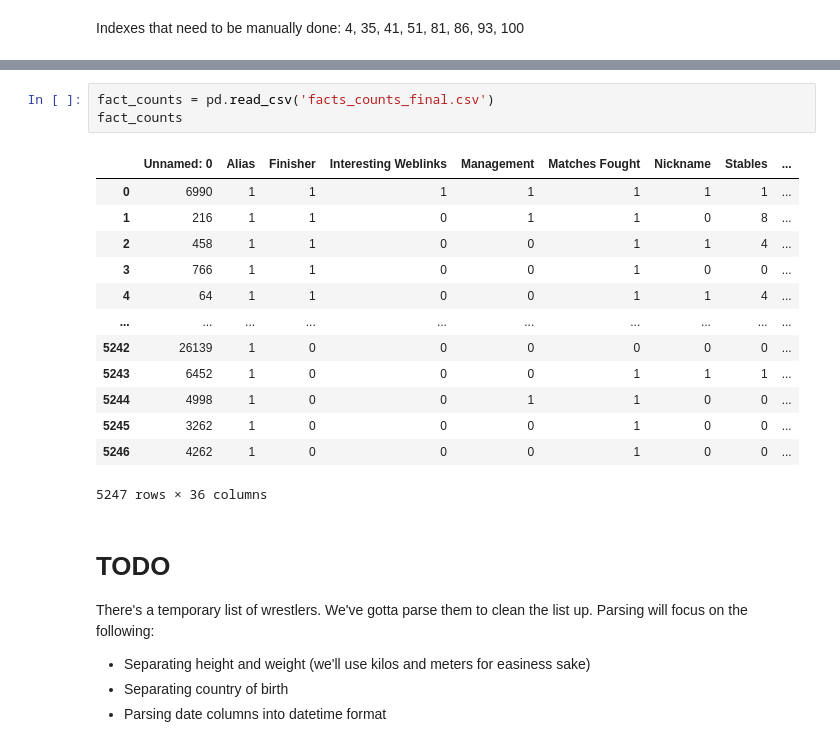
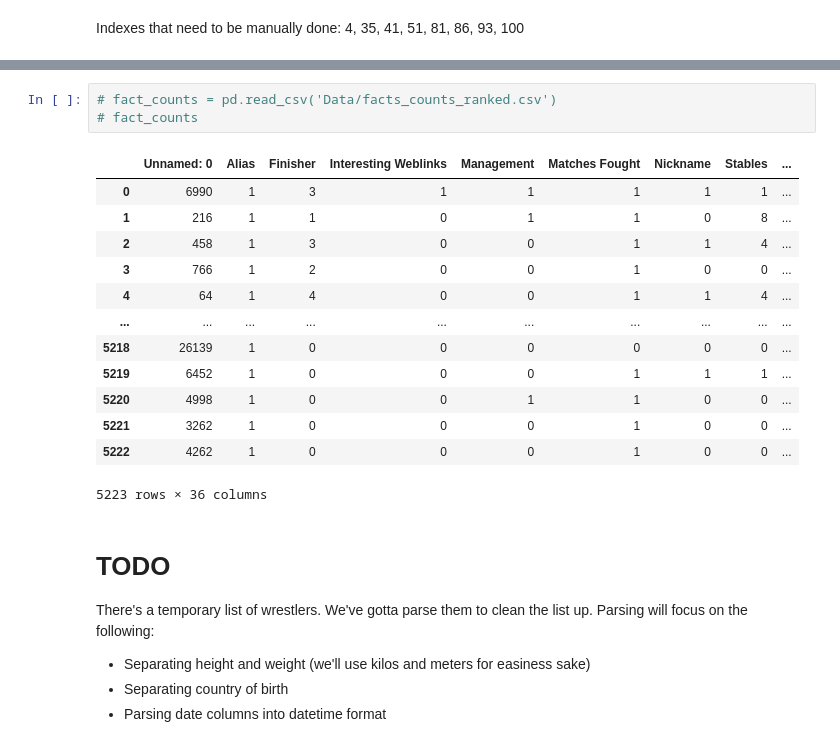
Before and after one commit to WhimZig/DataMadness, a Jupyter notebook: wrestler_parsing.ipynb, the cells around one changed output, grey strips where cells are left out. Drawn from its saved outputs; the diff is of its cells as text.

Commit message:
Trying to parse for the data one last time

```diff
--- a/wrestler_parsing.ipynb
+++ b/wrestler_parsing.ipynb
@@ -127,20 +132,20 @@ wrestler_info.astype({'Weight and Height': 'str', 'Birthplace' : 'str', 'Date of
 # %%
-fact_counts = pd.read_csv('facts_counts_final.csv')
-fact_counts
+# fact_counts = pd.read_csv('Data/facts_counts_ranked.csv')
+# fact_counts
 # %% [output]
 |  | Unnamed: 0 | Alias | Finisher | Interesting Weblinks | Management | Matches Fought | Nickname | Stables | ... |
-| 0 | 6990 | 1 | 1 | 1 | 1 | 1 | 1 | 1 | ... |
+| 0 | 6990 | 1 | 3 | 1 | 1 | 1 | 1 | 1 | ... |
 | 1 | 216 | 1 | 1 | 0 | 1 | 1 | 0 | 8 | ... |
-| 2 | 458 | 1 | 1 | 0 | 0 | 1 | 1 | 4 | ... |
-| 3 | 766 | 1 | 1 | 0 | 0 | 1 | 0 | 0 | ... |
-| 4 | 64 | 1 | 1 | 0 | 0 | 1 | 1 | 4 | ... |
+| 2 | 458 | 1 | 3 | 0 | 0 | 1 | 1 | 4 | ... |
+| 3 | 766 | 1 | 2 | 0 | 0 | 1 | 0 | 0 | ... |
+| 4 | 64 | 1 | 4 | 0 | 0 | 1 | 1 | 4 | ... |
 | ... | ... | ... | ... | ... | ... | ... | ... | ... | ... |
-| 5242 | 26139 | 1 | 0 | 0 | 0 | 0 | 0 | 0 | ... |
-| 5243 | 6452 | 1 | 0 | 0 | 0 | 1 | 1 | 1 | ... |
-| 5244 | 4998 | 1 | 0 | 0 | 1 | 1 | 0 | 0 | ... |
-| 5245 | 3262 | 1 | 0 | 0 | 0 | 1 | 0 | 0 | ... |
-| 5246 | 4262 | 1 | 0 | 0 | 0 | 1 | 0 | 0 | ... |
+| 5218 | 26139 | 1 | 0 | 0 | 0 | 0 | 0 | 0 | ... |
+| 5219 | 6452 | 1 | 0 | 0 | 0 | 1 | 1 | 1 | ... |
+| 5220 | 4998 | 1 | 0 | 0 | 1 | 1 | 0 | 0 | ... |
+| 5221 | 3262 | 1 | 0 | 0 | 0 | 1 | 0 | 0 | ... |
+| 5222 | 4262 | 1 | 0 | 0 | 0 | 1 | 0 | 0 | ... |
-5247 rows × 36 columns
+5223 rows × 36 columns
 # %% [markdown]
 # TODO
 There's a temporary list of wrestlers. We've gotta parse them to clean the list up. Parsing will focus on the following:
```
Also changed, not shown: parts of 13 cells of this notebook, 6 other files.
